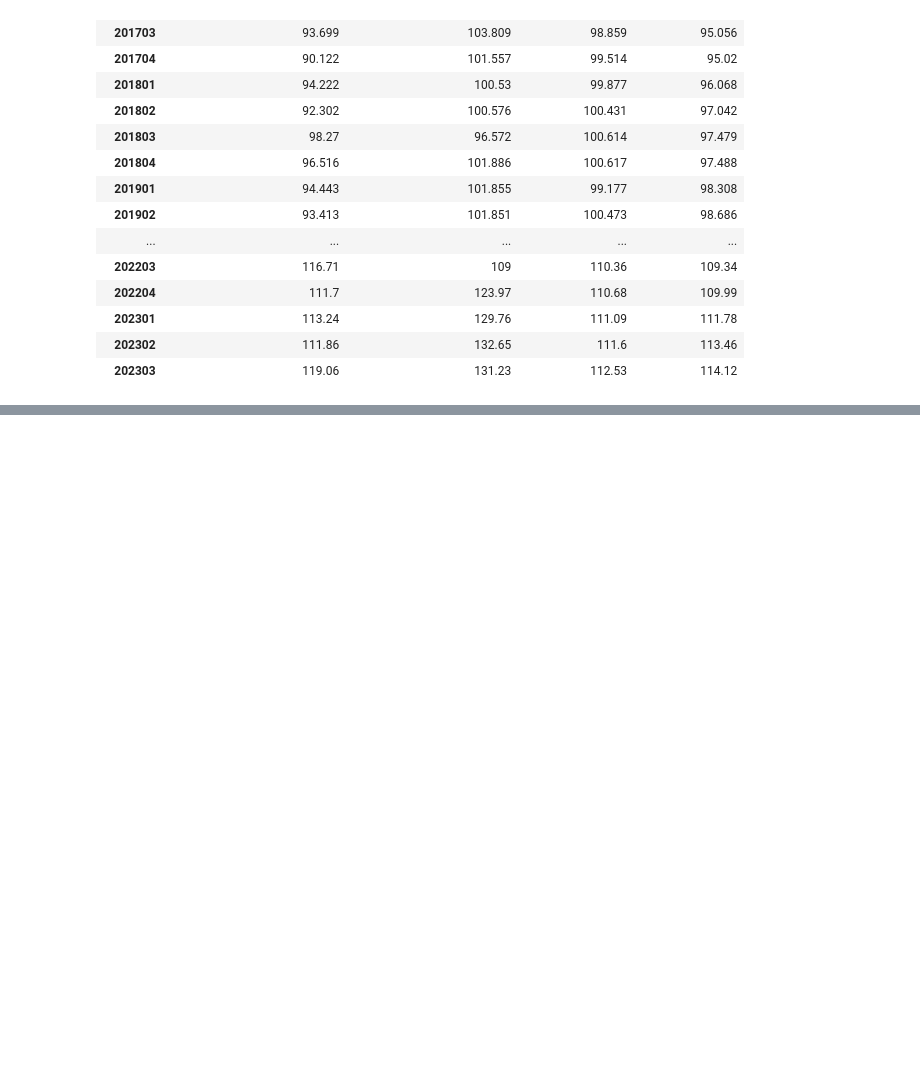
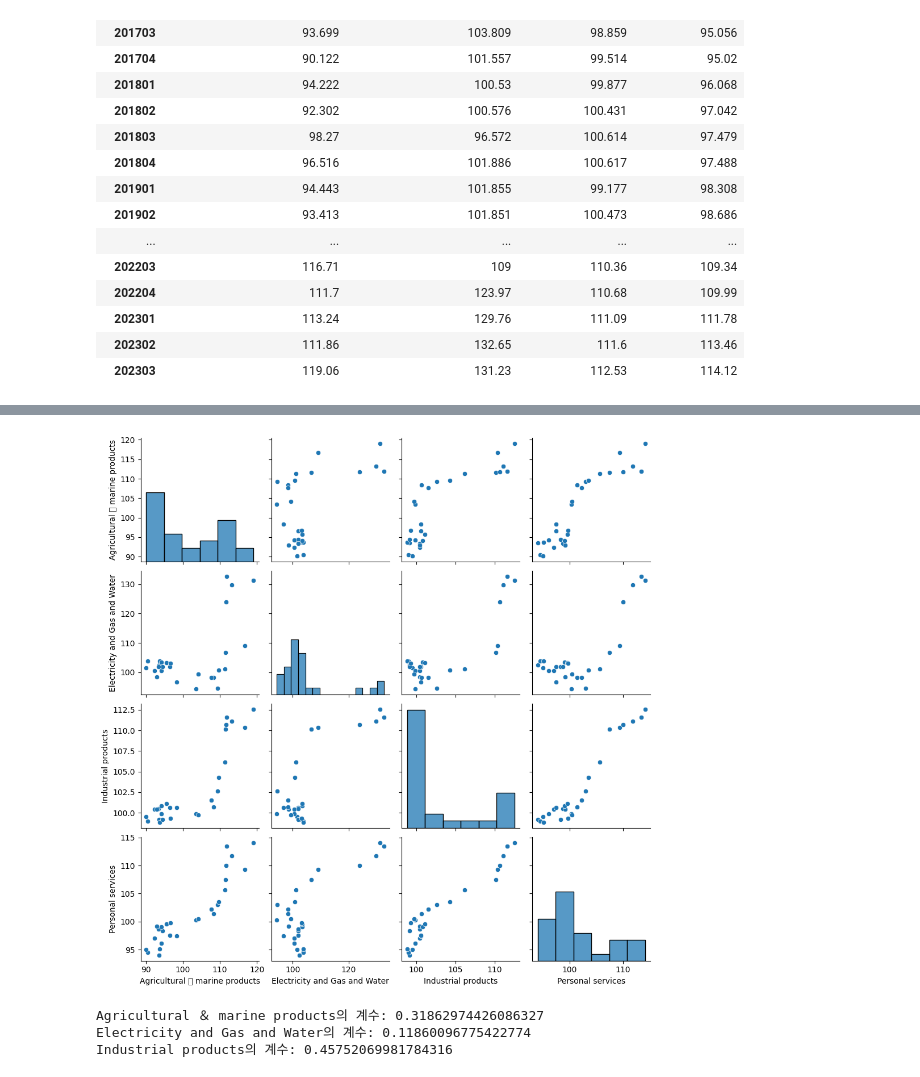
Before and after one commit to yoonseongan/statstat, a Jupyter notebook: openproject.ipynb, the cells around one changed output, grey strips where cells are left out. Saved outputs shown, nothing was run; the diff lists cells and outputs as text; code cells hidden in the pictures; blank space fills up the shorter version.

```diff
--- a/openproject.ipynb
+++ b/openproject.ipynb
@@ -197,0 +320,46 @@ ndf
+# %%
+import pandas as pd
+import seaborn as sns
+import matplotlib.pyplot as plt
+
+# 독립 변수 열 선택
+independent_variable_columns = ['Agricultural ＆ marine products', 'Electricity and Gas and Water', 'Industrial products']
+
+# 종속 변수 열 선택
+dependent_variable_column = 'Personal services'
+
+# 데이터프레임에서 필요한 열만 추출
+data = ndf[independent_variable_columns + [dependent_variable_column]]
+
+# seaborn을 사용하여 부분 회귀 플롯 그리기
+sns.pairplot(data)
+plt.show()
+# %% [output]
+[figure, added]
+# %%
+independent_variable_columns = ['Agricultural ＆ marine products', 'Electricity and Gas and Water', 'Industrial products']
+
+# 종속 변수 열 선택
+dependent_variable_column = 'Personal services'
+
+# 데이터프레임에서 필요한 열만 추출
+data = ndf[independent_variable_columns + [dependent_variable_column]]
+
+# 독립 변수와 종속 변수를 분리
+X = data[independent_variable_columns]
+y = data[dependent_variable_column]
+
+# 회귀 모델 초기화 및 학습
+model = LinearRegression()
+model.fit(X, y)
+
+# 각 독립 변수의 계수 확인
+coefficients = model.coef_
+
+# 결과 출력
+for i in range(len(independent_variable_columns)):
+    print(f"{independent_variable_columns[i]}의 계수: {coefficients[i]}")
+# %% [output]
+Agricultural ＆ marine products의 계수: 0.31862974426086327
+Electricity and Gas and Water의 계수: 0.11860096775422774
+Industrial products의 계수: 0.45752069981784316
```
Also changed, not shown: parts of 33 cells of this notebook.
